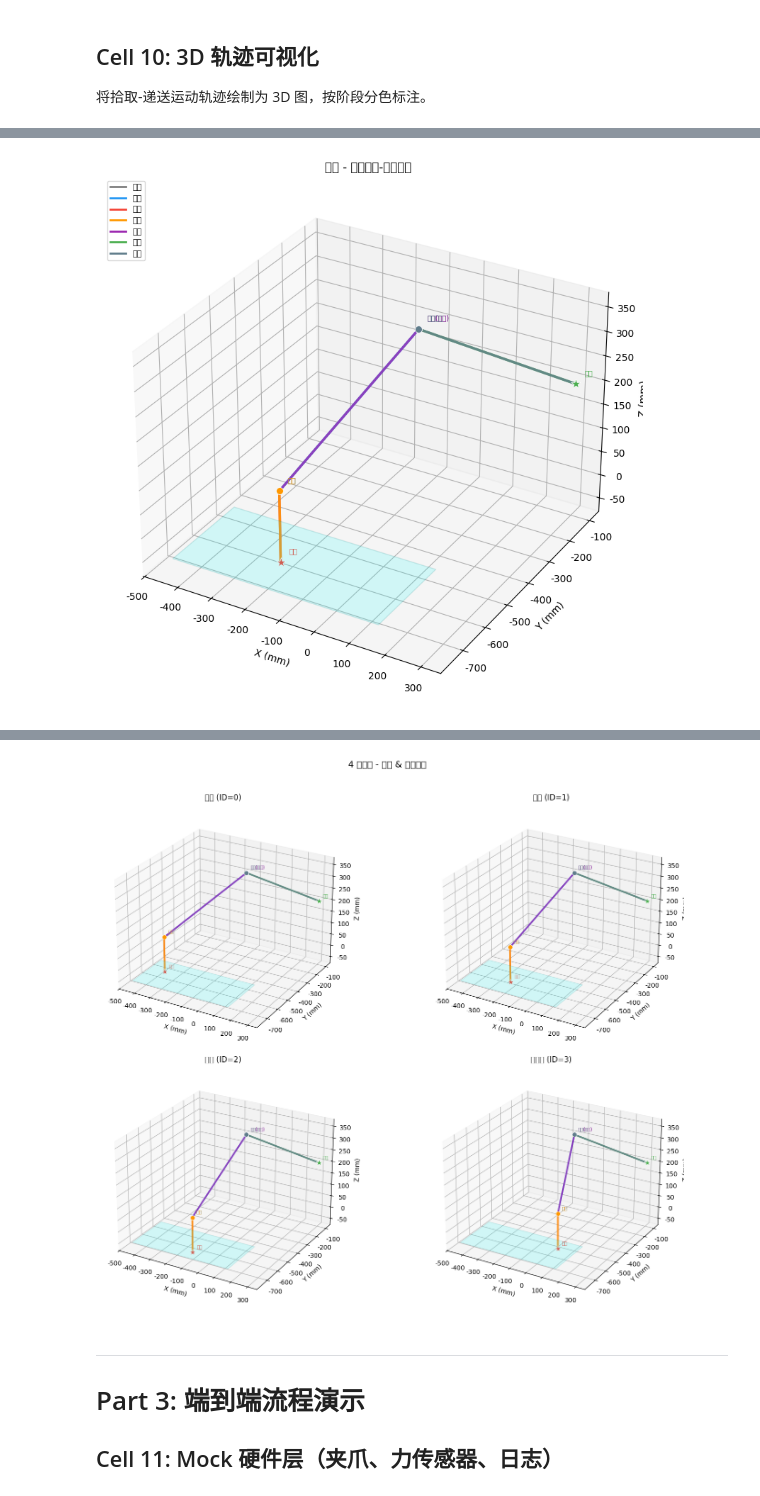
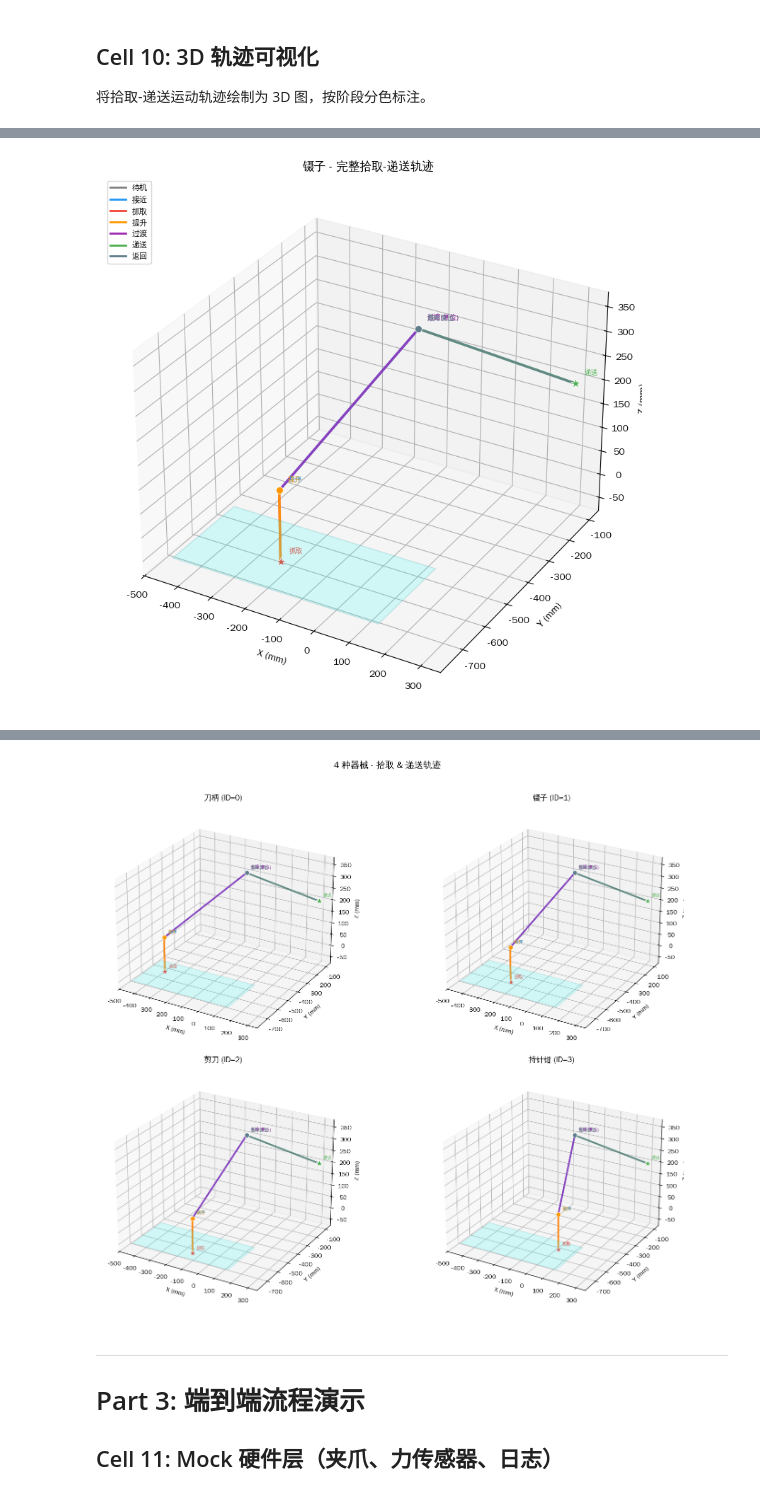
Before and after one commit to Zebedee2021/surgbot-docs, a Jupyter notebook: notebooks/v2_simulation.ipynb, the cells around one changed output, grey strips where cells are left out. Saved outputs shown, nothing was run; the diff lists cells and outputs as text; code cells hidden in the pictures.

```diff
--- a/notebooks/v2_simulation.ipynb
+++ b/notebooks/v2_simulation.ipynb
@@ -644,15 +644,24 @@ import matplotlib.pyplot as plt
 import matplotlib.font_manager as fm
 from mpl_toolkits.mplot3d import Axes3D
 from mpl_toolkits.mplot3d.art3d import Poly3DCollection
+import os
 
-# --- 配置中文显示 ---
-# 尝试使用'SimHei'，如果不行则回退到Colab的默认中文字体
-try:
-    plt.rcParams['font.sans-serif'] = ['SimHei', 'WenQuanYi Zen Hei', 'Apple Color Emoji', 'Segoe UI Emoji', 'Segoe UI Symbol', 'Noto Color Emoji']
-except Exception:
-    # Fallback for environments where SimHei isn't available
-    pass
-plt.rcParams['axes.unicode_minus'] = False # 解决负号显示问题
+# --- 配置中文显示 (全局设置，确保在所有绘图前执行) ---
+# 查找并添加文泉驿字体文件到matplotlib的font_manager
+font_path = None
+for fpath in fm.findSystemFonts(fontpaths=None, fontext='ttf'):
+    if 'wqy-zenhei' in os.path.basename(fpath).lower():
+        font_path = fpath
+        break
+
+if font_path:
+    fm.fontManager.addfont(font_path);
+    # 确保中文字体已加载并设置为首选
+    plt.rcParams['font.sans-serif'] = ['WenQuanYi Zen Hei', 'Apple Color Emoji', 'Segoe UI Emoji', 'Segoe UI Symbol', 'Noto Color Emoji']
+    plt.rcParams['axes.unicode_minus'] = False # 解决负号显示问题
+else:
+    print("警告: 未找到文泉驿正黑字体，中文可能无法正常显示。")
+    plt.rcParams['axes.unicode_minus'] = False # 解决负号显示问题
 
 PHASE_COLORS = {
     'idle': '#808080', 'approach': '#2196F3', 'grasp': '#F44336',
@@ -747 +739 @@ WARNING:matplotlib.font_manager:findfont: Generic family 'sans-serif' not found
-[figure, old version]
+[figure, new version]
@@ -765,4 +740,4 @@ WARNING:matplotlib.font_manager:findfont: Generic family 'sans-serif' not found
-[figure, old version]
+[figure, new version]
 # %% [markdown]
 ---
 # Part 3: 端到端流程演示
```
Also changed, not shown: parts of 6 cells of this notebook.
